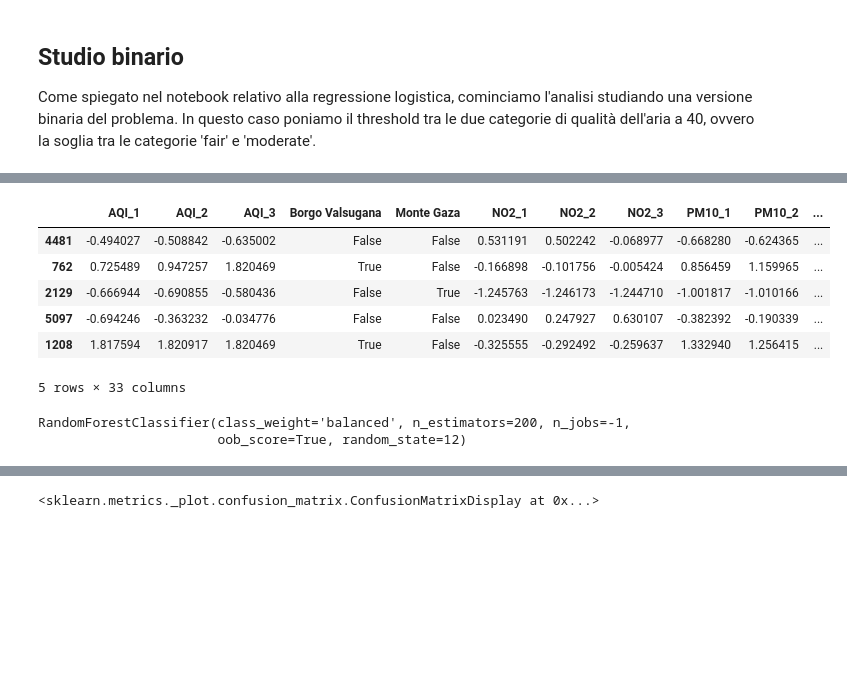
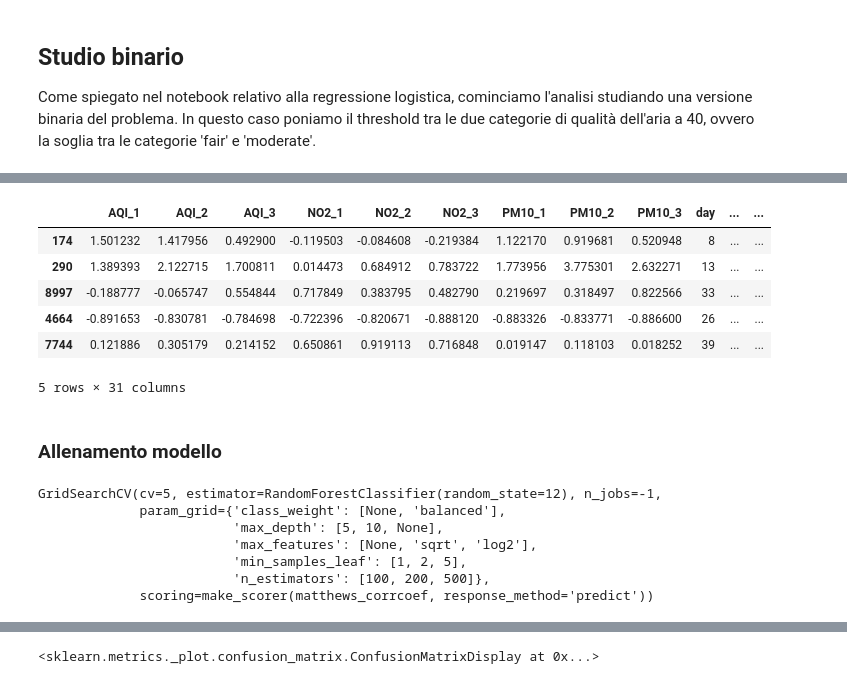
Before and after one commit to CarloDegasperi/DataScience, a Jupyter notebook: notebooks/classification/05_random_forest.ipynb, the cells around one changed output, grey strips where cells are left out. Saved outputs shown, nothing was run; the diff lists cells and outputs as text; code cells hidden in the pictures; blank space fills up the shorter version.

```diff
--- a/notebooks/classification/05_random_forest.ipynb
+++ b/notebooks/classification/05_random_forest.ipynb
@@ -95,21 +23,12 @@ Costruiamo ora i dataframe che useremo effettivamente per addestrare il modello.
 # %%
-feature_df = dataset_df[feature_cols[:5]].copy()
-for h in range (1,4):
-    feature_df[[col + f'_{h}' for col in feature_cols[5:10]]] = dataset_df.groupby('station_appa')[feature_cols[5:10]].shift(h)
-    feature_df[f'precipitation_{4 + h}'] = dataset_df.groupby('station_appa')[feature_cols[-1]].shift(5 + h)
+# importiamo il dataframe creato precedentemente appositamente per questo studio
+binary_class_df = pd.read_csv('../../data/processed/dataset_binary_class_processed.csv')
 
-# trasformiamo in one-hot le stazioni ed il giorno della settimana
-feature_df = pd.get_dummies(feature_df, columns=['week_day'], prefix='', prefix_sep='')
-feature_df = pd.get_dummies(feature_df, columns=['station_appa'], prefix='', prefix_sep='')
+# togliamo la colonna 'winds_spd'
+binary_class_df.drop('winds_spd', axis=1, inplace=True)
 
-classification_df = feature_df.copy()
-classification_df['target'] = dataset_df['target']
-classification_df = classification_df.dropna(subset=['precipitation_7'])
+# escludiamo poi anche diverse righe contenenti NaN sulle rilevazioni degli inquinanti (probabilmente dovute a malfunzionamenti dei sensori)
+binary_class_df.dropna(inplace=True)
 
-feature_cols = classification_df.columns.difference(['target'])
-
-# vediamo se ci sono righe con nan e togliamole
-classification_df = classification_df[~classification_df.isna().any(axis=1)]
-
-classification_df.head()
+binary_class_df.head()
 # %% [output]
@@ -123,29 +46,37 @@ classification_df.head()
 # %%
-# creiamo train e test, non ci sarà bisogno di valid siccome usiamo bootstrap e out of bag
-X_train, X_test, y_train, y_test= train_test_split(classification_df[feature_cols], classification_df['target'], test_size=0.2, random_state=12)
+feature_cols = binary_class_df.columns.difference(['target'])
 
-# riscaliamo ponendo la media a 0 e la deviazione std a 1
-non_num_features = ['day', 'hour', 'lunedì', 'martedì', 'mercoledì', 'giovedì', 'venerdì', 'sabato', 'domenica', 'Borgo Valsugana', 'Monte Gaza', 'Parco S. Chiara',
-                    'Rovereto', 'Via Bolzano']
+# creiamo train, valid e test
+X_train, X_temp, y_train, y_temp = train_test_split(binary_class_df[feature_cols], binary_class_df['target'], test_size=0.3, random_state=seed)
+X_valid, X_test, y_valid, y_test = train_test_split(X_temp, y_temp, test_size=0.5, random_state=seed)
+
+# riscaliamo le feature numeriche, mettendo la media a 0 e la deviazione std a 1
+station_cols = [col for col in X_train.columns if col.startswith('station_')]
+non_num_features = ['day', 'hour', 'monday', 'tuesday', 'wednesday', 'thursday', 'friday', 'saturday', 'sunday'] + station_cols
 num_features = X_train.columns.difference(non_num_features)
 
 scaler = StandardScaler()
 scaled_num_X_train = scaler.fit_transform(X_train[num_features])
-scaled_num_X_test = scaler.transform(X_test[num_features])
+scaled_num_X_valid = scaler.transform(X_valid[num_features])
+scaled_num_X_test  = scaler.transform(X_test[num_features])
 
 scaled_X_train = X_train.copy()
-scaled_X_test = X_test.copy()
+scaled_X_valid = X_valid.copy()
+scaled_X_test  = X_test.copy()
 
 scaled_X_train[num_features] = scaled_num_X_train
-scaled_X_test[num_features] = scaled_num_X_test
+scaled_X_valid[num_features] = scaled_num_X_valid
+scaled_X_test[num_features]  = scaled_num_X_test
 
 scaled_X_train.head()
 # %% [output]
-|  | AQI_1 | AQI_2 | AQI_3 | Borgo Valsugana | Monte Gaza | NO2_1 | NO2_2 | NO2_3 | PM10_1 | PM10_2 | ... |
-| 4481 | -0.494027 | -0.508842 | -0.635002 | False | False | 0.531191 | 0.502242 | -0.068977 | -0.668280 | -0.624365 | ... |
-| 762 | 0.725489 | 0.947257 | 1.820469 | True | False | -0.166898 | -0.101756 | -0.005424 | 0.856459 | 1.159965 | ... |
-| 2129 | -0.666944 | -0.690855 | -0.580436 | False | True | -1.245763 | -1.246173 | -1.244710 | -1.001817 | -1.010166 | ... |
-| 5097 | -0.694246 | -0.363232 | -0.034776 | False | False | 0.023490 | 0.247927 | 0.630107 | -0.382392 | -0.190339 | ... |
-| 1208 | 1.817594 | 1.820917 | 1.820469 | True | False | -0.325555 | -0.292492 | -0.259637 | 1.332940 | 1.256415 | ... |
+|  | AQI_1 | AQI_2 | AQI_3 | NO2_1 | NO2_2 | NO2_3 | PM10_1 | PM10_2 | PM10_3 | day | ... | ... |
+| 174 | 1.501232 | 1.417956 | 0.492900 | -0.119503 | -0.084608 | -0.219384 | 1.122170 | 0.919681 | 0.520948 | 8 | ... | ... |
+| 290 | 1.389393 | 2.122715 | 1.700811 | 0.014473 | 0.684912 | 0.783722 | 1.773956 | 3.775301 | 2.632271 | 13 | ... | ... |
+| 8997 | -0.188777 | -0.065747 | 0.554844 | 0.717849 | 0.383795 | 0.482790 | 0.219697 | 0.318497 | 0.822566 | 33 | ... | ... |
+| 4664 | -0.891653 | -0.830781 | -0.784698 | -0.722396 | -0.820671 | -0.888120 | -0.883326 | -0.833771 | -0.886600 | 26 | ... | ... |
+| 7744 | 0.121886 | 0.305179 | 0.214152 | 0.650861 | 0.919113 | 0.716848 | 0.019147 | 0.118103 | 0.018252 | 39 | ... | ... |
-5 rows × 33 columns
+5 rows × 31 columns
+# %% [markdown]
+### Allenamento modello
 # %%
@@ -160,5 +97,11 @@ rfc_1 = RandomForestClassifier(n_estimators=200,          # numero di alberi
 # %%
-rfc_1.fit(scaled_X_train,y_train)
+# alleniamo e troviamo gli iperparametri migliori
+rfc_2.fit(scaled_X_train,y_train)
 # %% [output]
-RandomForestClassifier(class_weight='balanced', n_estimators=200, n_jobs=-1,
-                       oob_score=True, random_state=12)
+GridSearchCV(cv=5, estimator=RandomForestClassifier(random_state=12), n_jobs=-1,
+             param_grid={'class_weight': [None, 'balanced'],
+                         'max_depth': [5, 10, None],
+                         'max_features': [None, 'sqrt', 'log2'],
+                         'min_samples_leaf': [1, 2, 5],
+                         'n_estimators': [100, 200, 500]},
+             scoring=make_scorer(matthews_corrcoef, response_method='predict'))
```
Also changed, not shown: parts of 36 cells of this notebook, 2 other files.
